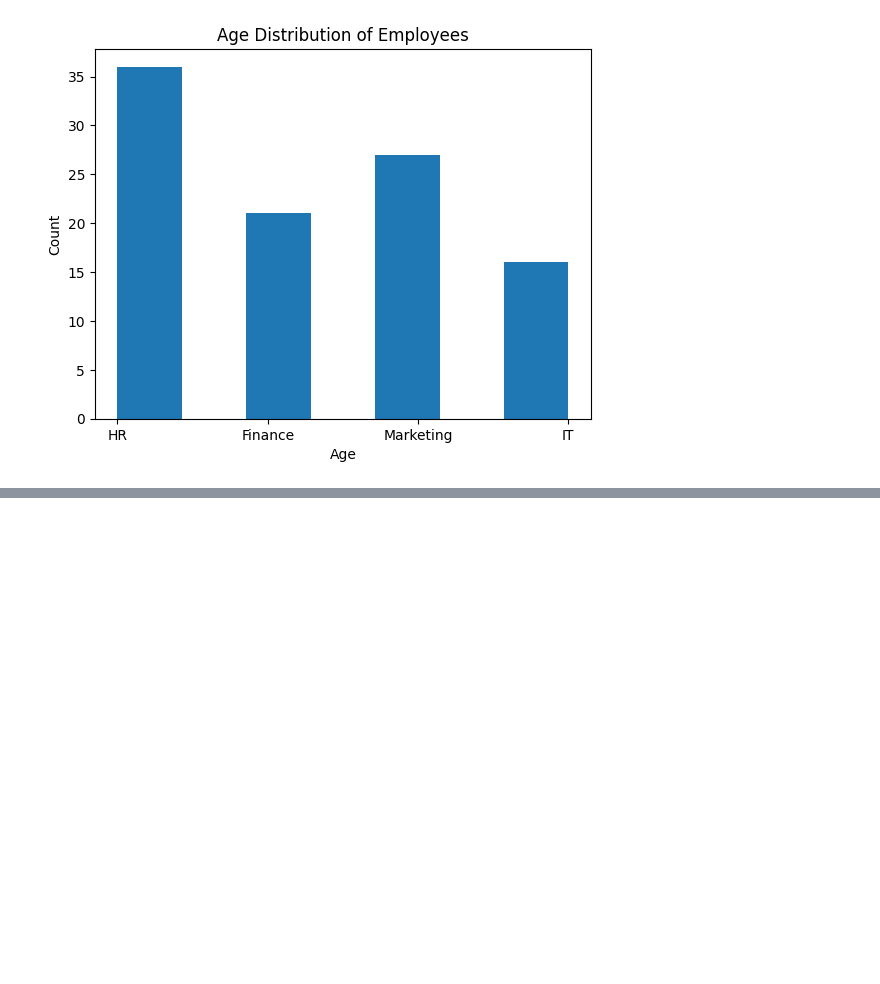
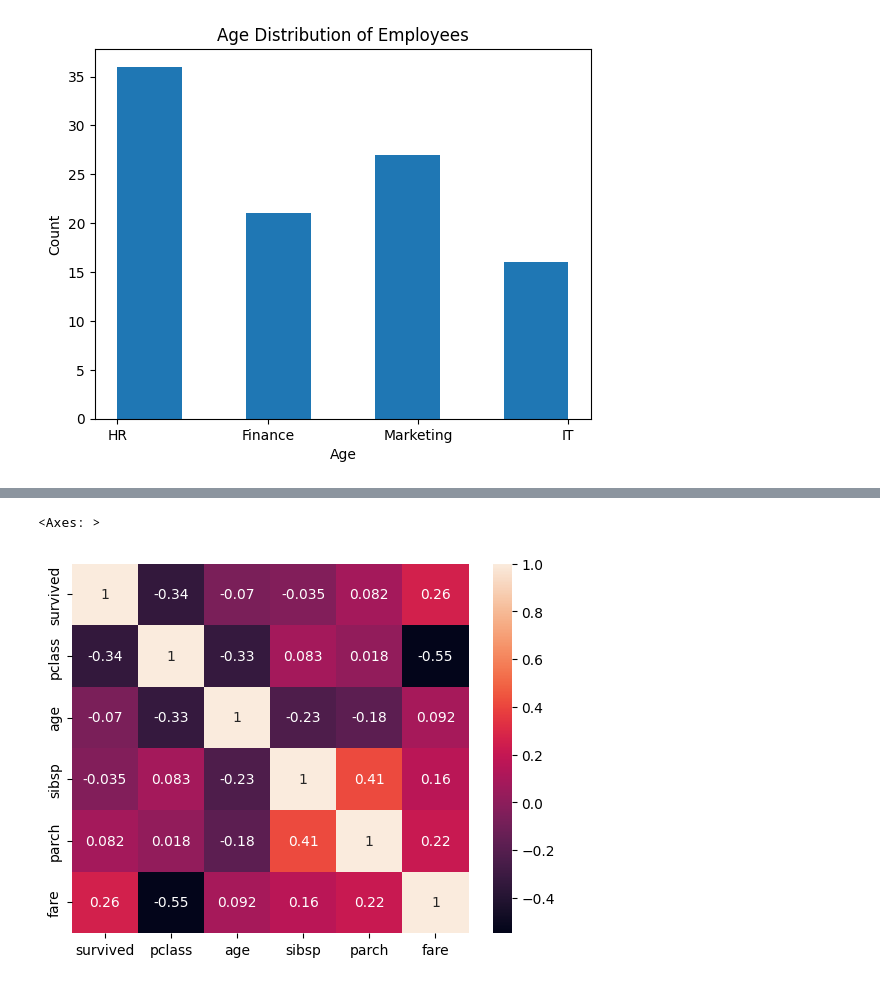
Before and after one commit to NadirAliOfficial/Data-Science-Course-IBA, a Jupyter notebook: practice/d6.ipynb, the cells around one changed output, grey strips where cells are left out. Cells and saved outputs as stored; diff of their text form; code cells hidden in the pictures; blank space fills up the shorter version.

```diff
--- a/practice/d6.ipynb
+++ b/practice/d6.ipynb
@@ -65,0 +83,12 @@ plt.show()
+# %%
+import pandas as pd
+import numpy as np
+import seaborn as sns
+
+
+# EDA on the data
+data3 = sns.load_dataset('titanic')
+# data3 = pd.read_csv('/home/nak/Data-Science-Course-IBA/data/titanic.csv')
+
+df3 = pd.DataFrame(data3)
+df3.head()
@@ -65,0 +121,2 @@ plt.show()
+# %%
+df3.age.fillna(df3.age.mean(), inplace=True)
@@ -65,0 +158,2 @@ plt.show()
+# %%
+df3.drop(['embark_town', 'class', 'who', 'embarked', 'deck', 'embark_town', 'alive'], axis=1, inplace=True)
@@ -65,0 +169,2 @@ plt.show()
+# %%
+df3 = pd.get_dummies(df3, columns=['sex'])
@@ -65,0 +222,10 @@ plt.show()
+# %%
+#  Corelation of Model
+numeric_values = df3.select_dtypes(include=['number'])
+correlation_matrix = numeric_values.corr()
+import seaborn as sns
+
+sns.heatmap(correlation_matrix, annot=True)
+# %% [output]
+<Axes: >
+[figure, added]
```
Also changed, not shown: parts of 12 cells of this notebook, 35 other files.
